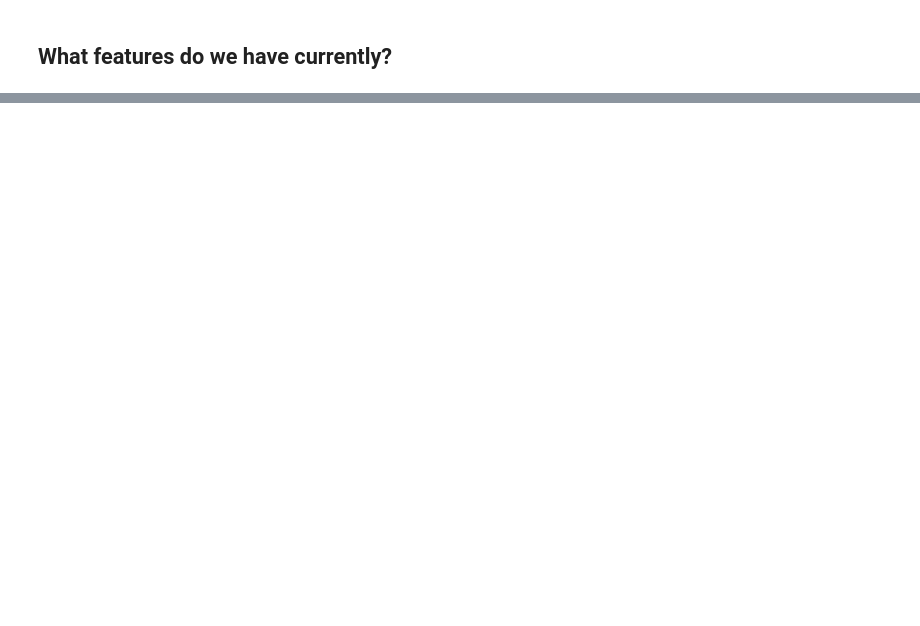
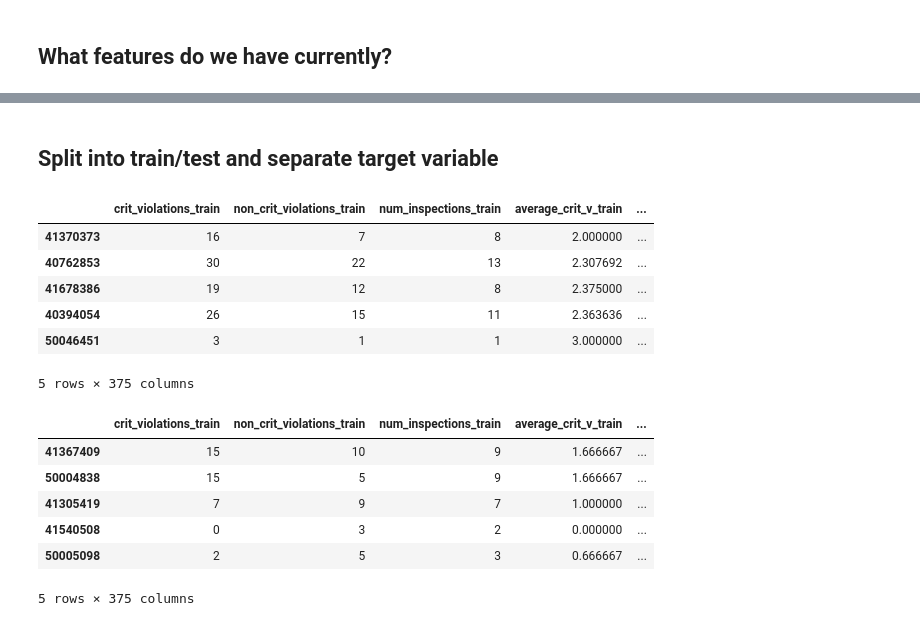
Before and after one commit to jchelmers/urban-data-project, a Jupyter notebook: Consolidate new features.ipynb, the cells around one changed output, grey strips where cells are left out. Saved outputs shown, nothing was run; the diff lists cells and outputs as text; code cells hidden in the pictures; blank space fills up the shorter version.

```diff
--- a/Consolidate new features.ipynb
+++ b/Consolidate new features.ipynb
@@ -77,0 +88,23 @@ print(violations_df2.columns.values)
+# %% [markdown]
+## Split into train/test and separate target variable
+# %%
+X = violations_df3.drop(['crit_v_2plus'],axis=1)
+y = violations_df3['crit_v_2plus']
+X_train, X_test, y_train, y_test = train_test_split(X, y, test_size=0.2, random_state=42)
+display(X_train.head())
+display(X_test.head())
+# %% [output]
+|  | crit_violations_train | non_crit_violations_train | num_inspections_train | average_crit_v_train | ... |
+| 41370373 | 16 | 7 | 8 | 2.000000 | ... |
+| 40762853 | 30 | 22 | 13 | 2.307692 | ... |
+| 41678386 | 19 | 12 | 8 | 2.375000 | ... |
+| 40394054 | 26 | 15 | 11 | 2.363636 | ... |
+| 50046451 | 3 | 1 | 1 | 3.000000 | ... |
+5 rows × 375 columns
+|  | crit_violations_train | non_crit_violations_train | num_inspections_train | average_crit_v_train | ... |
+| 41367409 | 15 | 10 | 9 | 1.666667 | ... |
+| 50004838 | 15 | 5 | 9 | 1.666667 | ... |
+| 41305419 | 7 | 9 | 7 | 1.000000 | ... |
+| 41540508 | 0 | 3 | 2 | 0.000000 | ... |
+| 50005098 | 2 | 5 | 3 | 0.666667 | ... |
+5 rows × 375 columns
```
Also changed, not shown: parts of 21 cells of this notebook.
